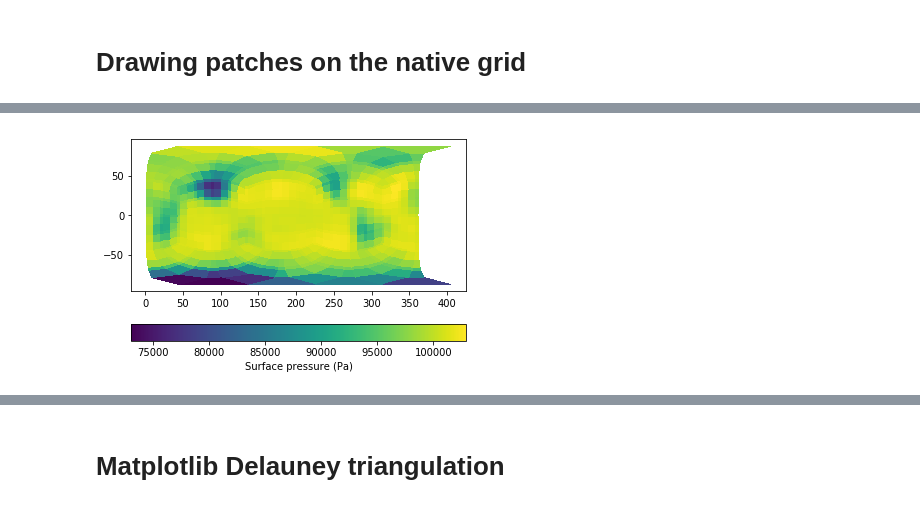
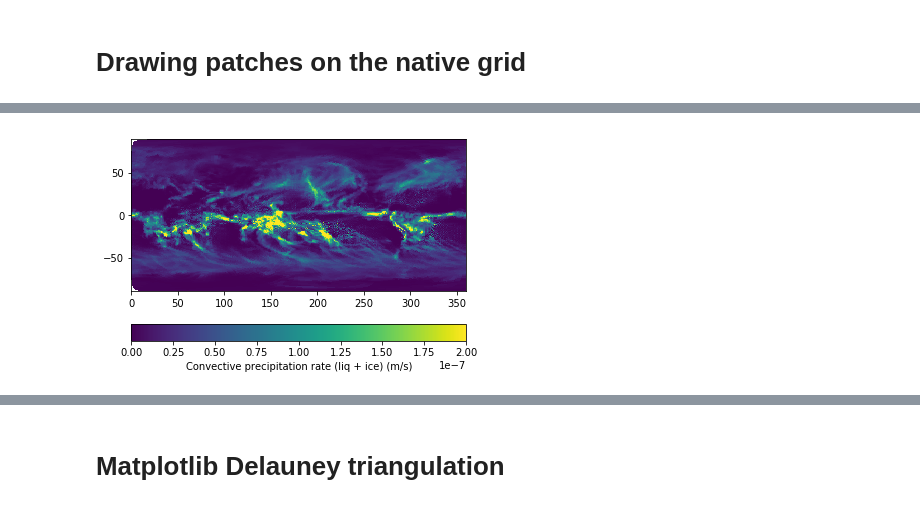
Before and after one commit to brhillman/e3smplot, a Jupyter notebook: plot_native.ipynb, the cells around one changed output, grey strips where cells are left out. Drawn from its saved outputs; the diff is of its cells as text; code cells hidden in the pictures.

Commit message:
Update plot_unstructured for efficiency

```diff
--- a/plot_native.ipynb
+++ b/plot_native.ipynb
@@ -7,18 +7,18 @@
 # %%
 from glob import glob
 history_files = {
-    'ne4np4': glob('data/*.cam.h1.*'),
-    #'ne4np4': glob('/global/homes/b/bhillma/codes/e3sm/cases/master.FC5AV1C-L.ne4_ne4.cori-knl_intel.16x1.20190430-0930/run/*.cam.h1.*'),
-    #'ne30np4': glob('/project/projectdirs/m3312/crjones/e3sm/earlyscience.FC5AV1C-L.ne30.sp1_64x1_1000m.20190415/*.cam.h0.*'),
-    #'ne120np4': glob('/project/projectdirs/m3312/crjones/e3sm/early_science/monthly_hist/*.cam.h0.*'),
-    #'ne512np4': glob('/global/homes/b/bhillma/codes/e3sm/cases/add-ne512-grids.FC5AV1C-H01A.ne512np4_360x720cru_oRRS15to5.cori-knl_intel.1024x17x8.20190501-0838/run/*.cam.h1.*'),
+    #'ne4np4': glob('data/*.cam.h1.*'),
+    'ne4np4': glob('/global/homes/b/bhillma/codes/e3sm/cases/master.FC5AV1C-L.ne4_ne4.cori-knl_intel.16x1.20190430-0930/run/*.cam.h1.*'),
+    'ne30np4': glob('/project/projectdirs/m3312/crjones/e3sm/earlyscience.FC5AV1C-L.ne30.sp1_64x1_1000m.20190415/*.cam.h0.*'),
+    'ne120np4': glob('/project/projectdirs/m3312/crjones/e3sm/early_science/monthly_hist/*.cam.h0.*'),
+    'ne512np4': glob('/global/homes/b/bhillma/codes/e3sm/cases/add-ne512-grids.FC5AV1C-H01A.ne512np4_360x720cru_oRRS15to5.cori-knl_intel.1024x17x8.20190501-0838/run/*.cam.h1.*'),
 }
 grid_files = {
-    'ne4np4': 'data/ne4np4-pentagons_c100308.nc',
-    #'ne4np4': '/project/projectdirs/acme/mapping/grids/ne4np4-pentagons_c100308.nc',
-    #'ne30np4': '/project/projectdirs/acme/mapping/grids/ne30np4_pentagons.091226.nc',
-    #'ne120np4': '/project/projectdirs/acme/mapping/grids/ne120np4_pentagons.100310.nc',
-    #'ne512np4': '/project/projectdirs/acme/mapping/grids/ne512np4_scrip_c20190125.nc',
+    #'ne4np4': 'data/ne4np4-pentagons_c100308.nc',
+    'ne4np4': '/project/projectdirs/acme/mapping/grids/ne4np4-pentagons_c100308.nc',
+    'ne30np4': '/project/projectdirs/acme/mapping/grids/ne30np4_pentagons.091226.nc',
+    'ne120np4': '/project/projectdirs/acme/mapping/grids/ne120np4_pentagons.100310.nc',
+    'ne512np4': '/project/projectdirs/acme/mapping/grids/ne512np4_scrip_c20190125.nc',
 }
 
 from xarray import open_dataset
@@ -26,8 +26,8 @@ datasets = {c: open_dataset(history_files[c][0], decode_times=False) for c in hi
 grids = {c: open_dataset(grid_files[c]) for c in grid_files.keys()}
 # %%
 # Read data we will use for all examples below
-case = 'ne4np4'
-variable_name = 'PS'
+case = 'ne30np4'
+variable_name = 'PRECC'
 data = datasets[case][variable_name].isel(time=0)
 xv = grids[case]['grid_corner_lon'].rename({'grid_size': 'ncol'})
 yv = grids[case]['grid_corner_lat'].rename({'grid_size': 'ncol'})
@@ -111,9 +111,11 @@ def plot_unstructured(xv, yv, data, antialiased=False, **kwargs):
     return p
 # %%
 #%%timeit
+from cartopy import crs
 figure, ax = pyplot.subplots()
-pl = plot_unstructured(xv, yv, data)
+pl = plot_unstructured(xv, yv, data, antialiased=False)
+pl.set_clim([0, 2e-7])
 cb = pyplot.colorbar(pl, orientation='horizontal', label='%s (%s)'%(data.long_name, data.units))
 #pyplot.close()
 # %% [output]
-[figure, old version]
+[figure, new version]
```
Also changed, not shown: parts of 12 cells of this notebook, 1 other file.
